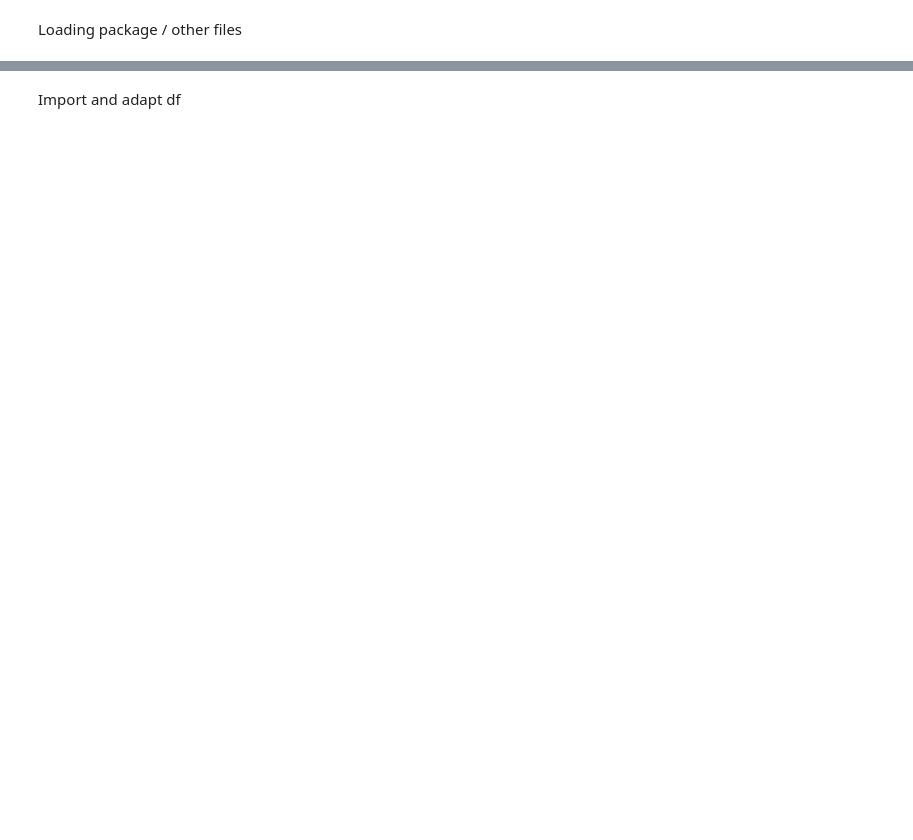
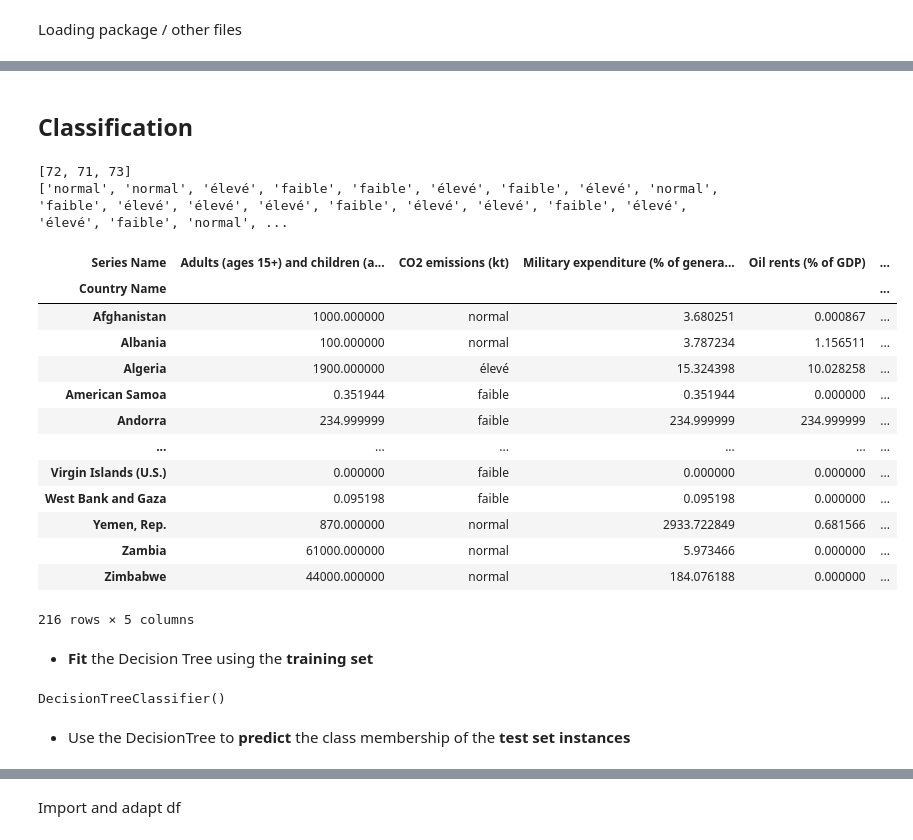
Before and after one commit to f2ire/IA_project, a Jupyter notebook: report-classification.ipynb, the cells around one changed output, grey strips where cells are left out. Drawn from its saved outputs; the diff is of its cells as text; code cells hidden in the pictures; blank space fills up the shorter version.

```diff
--- a/report-classification.ipynb
+++ b/report-classification.ipynb
@@ -7,0 +96,2 @@ import data_managment as dm
+# %% [markdown]
+## Classification
@@ -7,0 +103,43 @@ import data_managment as dm
+# %%
+##df['label'] = pd.cut(df['CO2 emissions (kt)'], bins=3, labels=['low', 'medium', 'high'])
+C02=[]
+compteur=[0,0,0]
+for i in df["CO2 emissions (kt)"]:
+    if i>29000:
+        compteur[2]+=1
+        C02.append("élevé")
+    elif i<2200:
+        compteur[0]+=1
+        C02.append("faible")
+    else:
+        compteur[1]+=1
+        C02.append("normal")
+print(compteur)
+print(C02)
+
+y=df["CO2 emissions (kt)"]
+for i in range(0,len(y)):
+    if y[i]>29000:
+        y[i]="élevé"
+    elif y[i]<2200:
+        y[i]="faible"
+    else:
+        y[i]="normal"
+df
+# %% [output]
+[72, 71, 73]
+['normal', 'normal', 'élevé', 'faible', 'faible', 'élevé', 'faible', 'élevé', 'normal', 'faible', 'élevé', 'élevé', 'élevé', 'faible', 'élevé', 'élevé', 'faible', 'élevé', 'élevé', 'faible', 'normal', ...
+| Series Name | Adults (ages 15+) and children (a... | CO2 emissions (kt) | Military expenditure (% of genera... | Oil rents (% of GDP) | ... |
+| Country Name |  |  |  |  | ... |
+| Afghanistan | 1000.000000 | normal | 3.680251 | 0.000867 | ... |
+| Albania | 100.000000 | normal | 3.787234 | 1.156511 | ... |
+| Algeria | 1900.000000 | élevé | 15.324398 | 10.028258 | ... |
+| American Samoa | 0.351944 | faible | 0.351944 | 0.000000 | ... |
+| Andorra | 234.999999 | faible | 234.999999 | 234.999999 | ... |
+| ... | ... | ... | ... | ... | ... |
+| Virgin Islands (U.S.) | 0.000000 | faible | 0.000000 | 0.000000 | ... |
+| West Bank and Gaza | 0.095198 | faible | 0.095198 | 0.000000 | ... |
+| Yemen, Rep. | 870.000000 | normal | 2933.722849 | 0.681566 | ... |
+| Zambia | 61000.000000 | normal | 5.973466 | 0.000000 | ... |
+| Zimbabwe | 44000.000000 | normal | 184.076188 | 0.000000 | ... |
+216 rows × 5 columns
@@ -7,0 +152,8 @@ import data_managment as dm
+# %% [markdown]
++ __Fit__ the Decision Tree using the __training set__
+# %%
+dt.fit(x_train,y_train)
+# %% [output]
+DecisionTreeClassifier()
+# %% [markdown]
++ Use the DecisionTree to __predict__ the class membership of the __test set instances__
```
Also changed, not shown: parts of 33 cells of this notebook.
